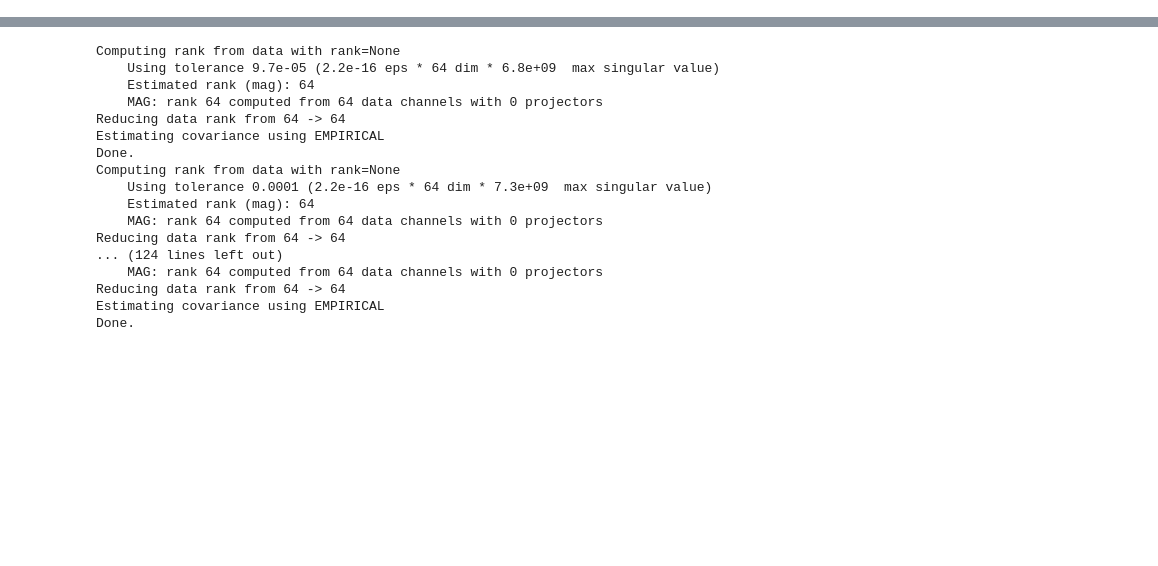
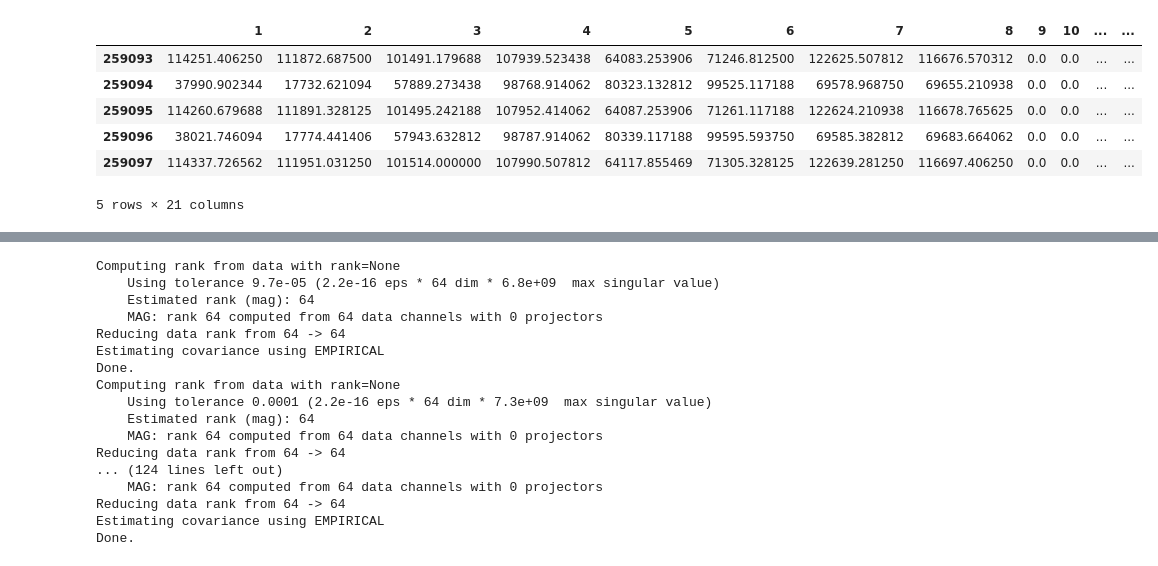
Before and after one commit to nateGeorge/openbci_laryngeal_imagery, a Jupyter notebook: MNE CSP example.ipynb, the cells around one changed output, grey strips where cells are left out. Cells and saved outputs as stored; diff of their text form; code cells hidden in the pictures; blank space fills up the shorter version.

```diff
--- a/MNE CSP example.ipynb
+++ b/MNE CSP example.ipynb
@@ -4,0 +269,10 @@ https://mne.tools/stable/auto_examples/decoding/plot_decoding_csp_eeg.html
+# %%
+df.tail()
+# %% [output]
+|  | 1 | 2 | 3 | 4 | 5 | 6 | 7 | 8 | 9 | 10 | ... | ... |
+| 259093 | 114251.406250 | 111872.687500 | 101491.179688 | 107939.523438 | 64083.253906 | 71246.812500 | 122625.507812 | 116676.570312 | 0.0 | 0.0 | ... | ... |
+| 259094 | 37990.902344 | 17732.621094 | 57889.273438 | 98768.914062 | 80323.132812 | 99525.117188 | 69578.968750 | 69655.210938 | 0.0 | 0.0 | ... | ... |
+| 259095 | 114260.679688 | 111891.328125 | 101495.242188 | 107952.414062 | 64087.253906 | 71261.117188 | 122624.210938 | 116678.765625 | 0.0 | 0.0 | ... | ... |
+| 259096 | 38021.746094 | 17774.441406 | 57943.632812 | 98787.914062 | 80339.117188 | 99595.593750 | 69585.382812 | 69683.664062 | 0.0 | 0.0 | ... | ... |
+| 259097 | 114337.726562 | 111951.031250 | 101514.000000 | 107990.507812 | 64117.855469 | 71305.328125 | 122639.281250 | 116697.406250 | 0.0 | 0.0 | ... | ... |
+5 rows × 21 columns
```
Also changed, not shown: parts of 56 cells of this notebook, 13 other files.
